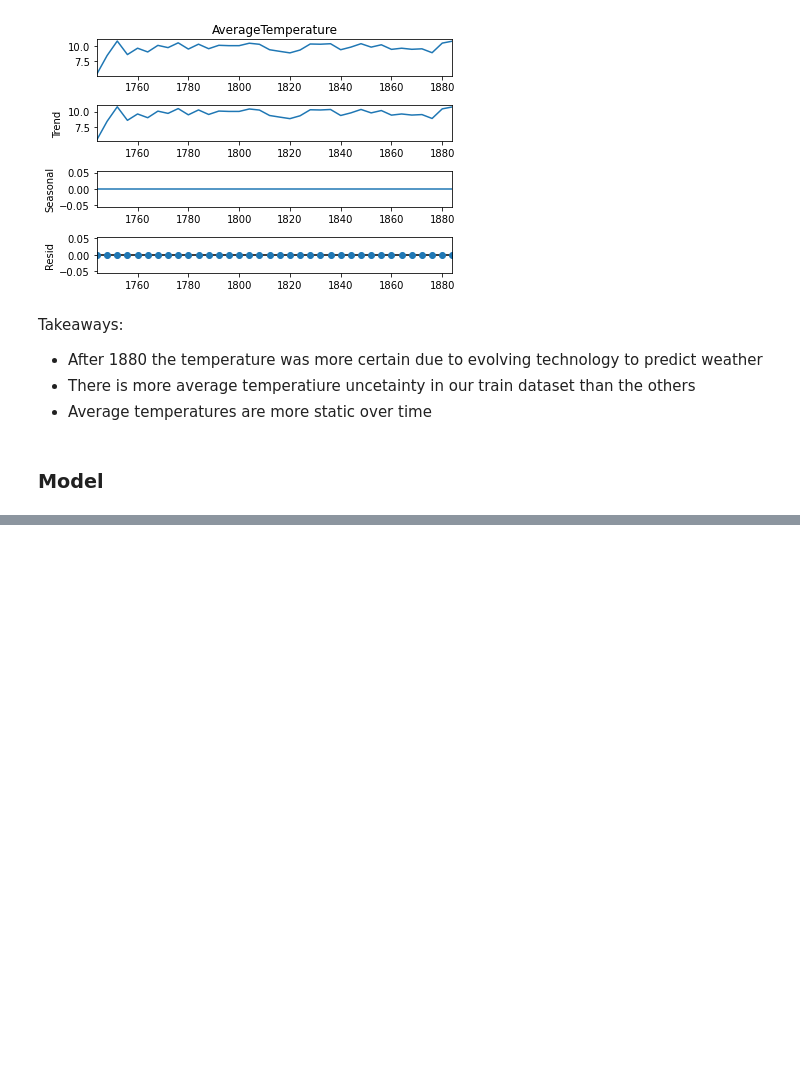
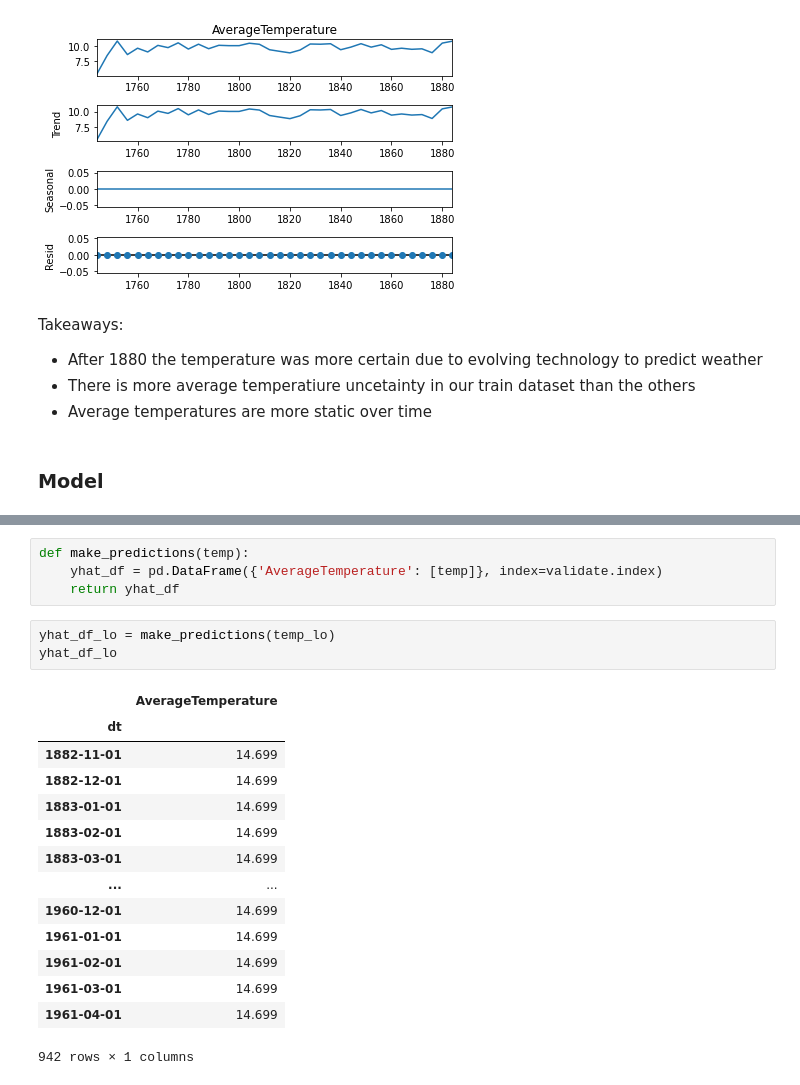
Before and after one commit to lupeluna/time-series-exercises, a Jupyter notebook: MajorCityTemps.ipynb, the cells around one changed output, grey strips where cells are left out. Saved outputs shown, nothing was run; the diff lists cells and outputs as text; blank space fills up the shorter version.

```diff
--- a/MajorCityTemps.ipynb
+++ b/MajorCityTemps.ipynb
@@ -262,0 +276,22 @@ Takeaways:
+# %%
+def make_predictions(temp):
+    yhat_df = pd.DataFrame({'AverageTemperature': [temp]}, index=validate.index)
+    return yhat_df
+# %%
+yhat_df_lo = make_predictions(temp_lo)
+yhat_df_lo
+# %% [output]
+|  | AverageTemperature |
+| dt |  |
+| 1882-11-01 | 14.699 |
+| 1882-12-01 | 14.699 |
+| 1883-01-01 | 14.699 |
+| 1883-02-01 | 14.699 |
+| 1883-03-01 | 14.699 |
+| ... | ... |
+| 1960-12-01 | 14.699 |
+| 1961-01-01 | 14.699 |
+| 1961-02-01 | 14.699 |
+| 1961-03-01 | 14.699 |
+| 1961-04-01 | 14.699 |
+942 rows × 1 columns
```
Also changed, not shown: parts of 23 cells of this notebook.
